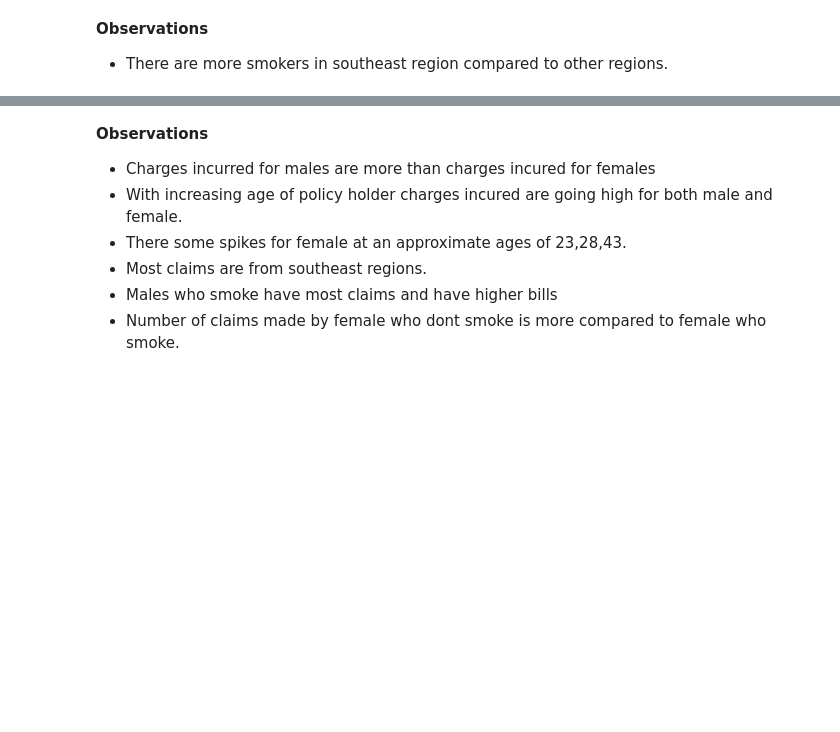
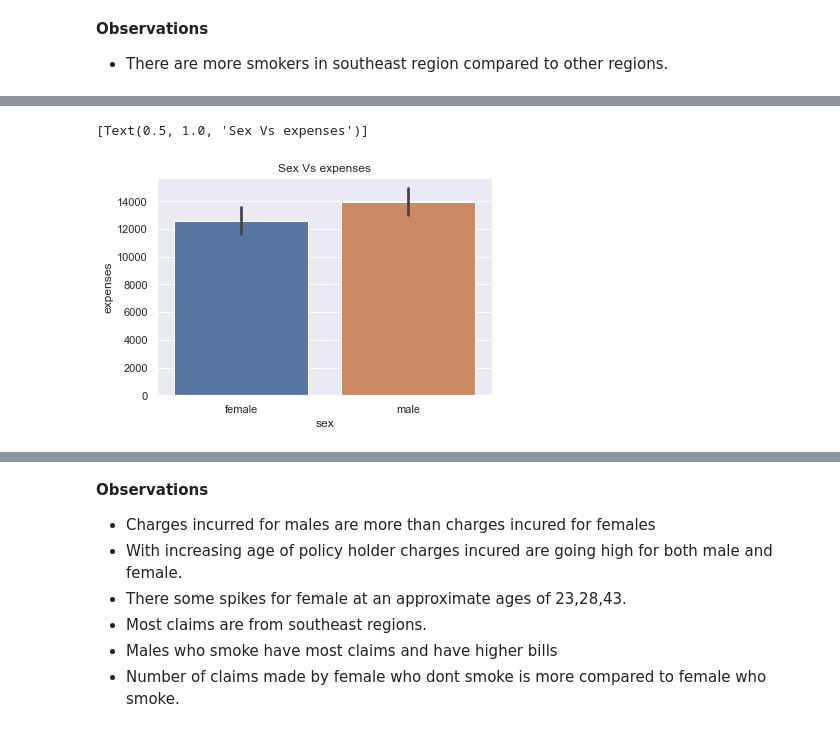
Before and after one commit to Bibhuti4086mukhiya/data-science, a Jupyter notebook: 04-Day-insurance-claims-eda-hypothesis-testing.ipynb, the cells around one changed output, grey strips where cells are left out. Saved outputs shown, nothing was run; the diff lists cells and outputs as text; code cells hidden in the pictures; blank space fills up the shorter version.

```diff
--- a/04-Day-insurance-claims-eda-hypothesis-testing.ipynb
+++ b/04-Day-insurance-claims-eda-hypothesis-testing.ipynb
@@ -431,3 +499,6 @@ sns.barplot(x=insured.children,y=insured.charges).set(title="Children vs Charges
 # %%
-sns.barplot(x=insured.sex,y=insured.charges).set(title='Sex Vs Charges')
+sns.barplot(x=insured.sex,y=insured.expenses).set(title='Sex Vs expenses')
+# %% [output]
+[Text(0.5, 1.0, 'Sex Vs expenses')]
+[figure, added]
 # %%
```
Also changed, not shown: parts of 33 cells of this notebook, 1 other file.
